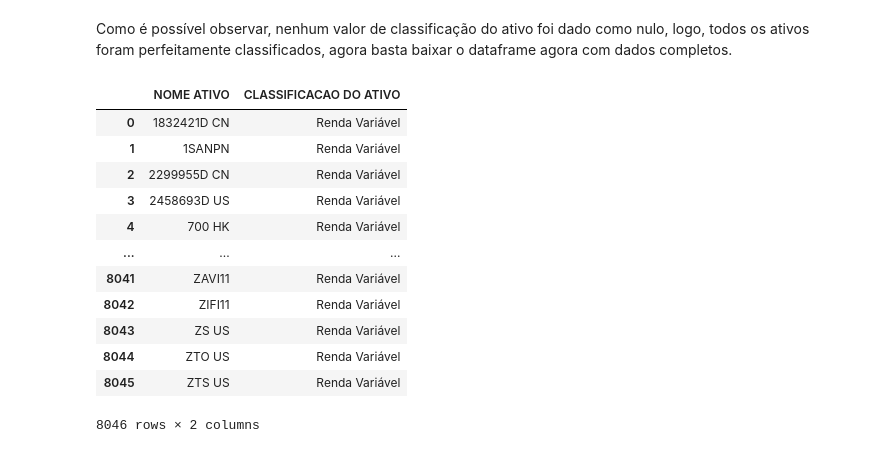
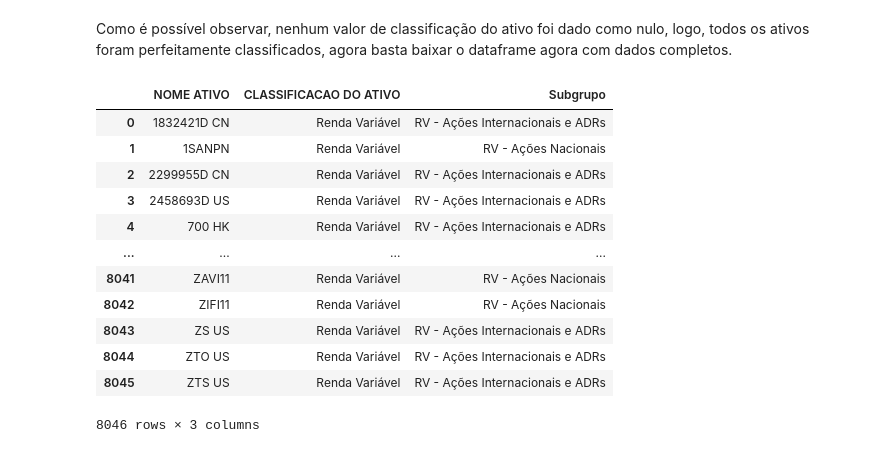
Before and after one commit to balb-0/DIANA, a Jupyter notebook: src/datasets/notebooks/1.classificacao_de_ativos.ipynb, the cells around one changed output. Drawn from its saved outputs; the diff is of its cells as text; code cells hidden in the pictures.

```diff
--- a/src/datasets/notebooks/1.classificacao_de_ativos.ipynb
+++ b/src/datasets/notebooks/1.classificacao_de_ativos.ipynb
@@ -107,21 +107,21 @@ Como é possível observar, nenhum valor de classificação do ativo foi dado co
 # %%
 df.to_csv('../data/processed/dataframe_classificado.csv', index=False)
 # %%
-resultado = df.groupby('NOME ATIVO')['CLASSIFICACAO DO ATIVO'].first().reset_index()
+resultado = df.groupby('NOME ATIVO')[['CLASSIFICACAO DO ATIVO', 'Subgrupo']].first().reset_index()
 resultado
 # %% [output]
-|  | NOME ATIVO | CLASSIFICACAO DO ATIVO |
-| 0 | 1832421D CN | Renda Variável |
-| 1 | 1SANPN | Renda Variável |
-| 2 | 2299955D CN | Renda Variável |
-| 3 | 2458693D US | Renda Variável |
-| 4 | 700 HK | Renda Variável |
-| ... | ... | ... |
-| 8041 | ZAVI11 | Renda Variável |
-| 8042 | ZIFI11 | Renda Variável |
-| 8043 | ZS US | Renda Variável |
-| 8044 | ZTO US | Renda Variável |
-| 8045 | ZTS US | Renda Variável |
+|  | NOME ATIVO | CLASSIFICACAO DO ATIVO | Subgrupo |
+| 0 | 1832421D CN | Renda Variável | RV - Ações Internacionais e ADRs |
+| 1 | 1SANPN | Renda Variável | RV - Ações Nacionais |
+| 2 | 2299955D CN | Renda Variável | RV - Ações Internacionais e ADRs |
+| 3 | 2458693D US | Renda Variável | RV - Ações Internacionais e ADRs |
+| 4 | 700 HK | Renda Variável | RV - Ações Internacionais e ADRs |
+| ... | ... | ... | ... |
+| 8041 | ZAVI11 | Renda Variável | RV - Ações Nacionais |
+| 8042 | ZIFI11 | Renda Variável | RV - Ações Nacionais |
+| 8043 | ZS US | Renda Variável | RV - Ações Internacionais e ADRs |
+| 8044 | ZTO US | Renda Variável | RV - Ações Internacionais e ADRs |
+| 8045 | ZTS US | Renda Variável | RV - Ações Internacionais e ADRs |
-8046 rows × 2 columns
+8046 rows × 3 columns
 # %%
 resultado.to_csv('../data/processed/barema_por_ativo.csv', index=False)
```
Also changed, not shown: 3 other files.
